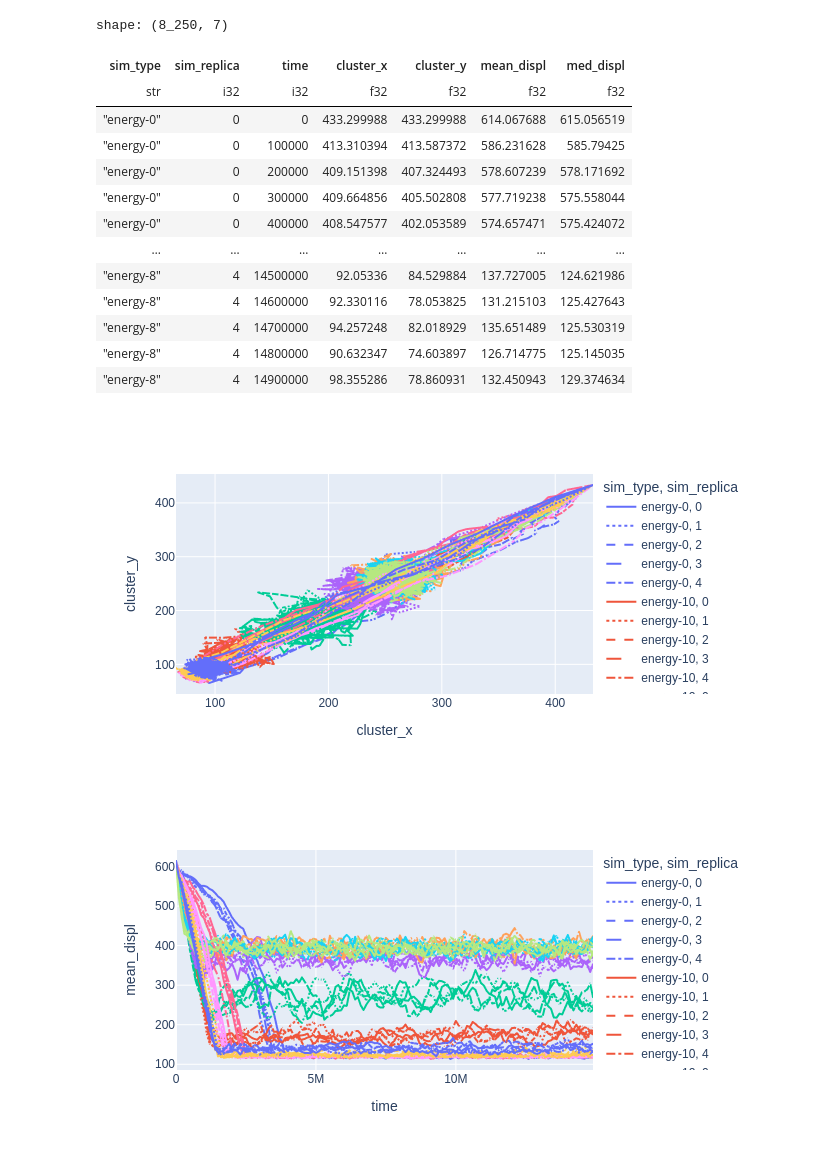
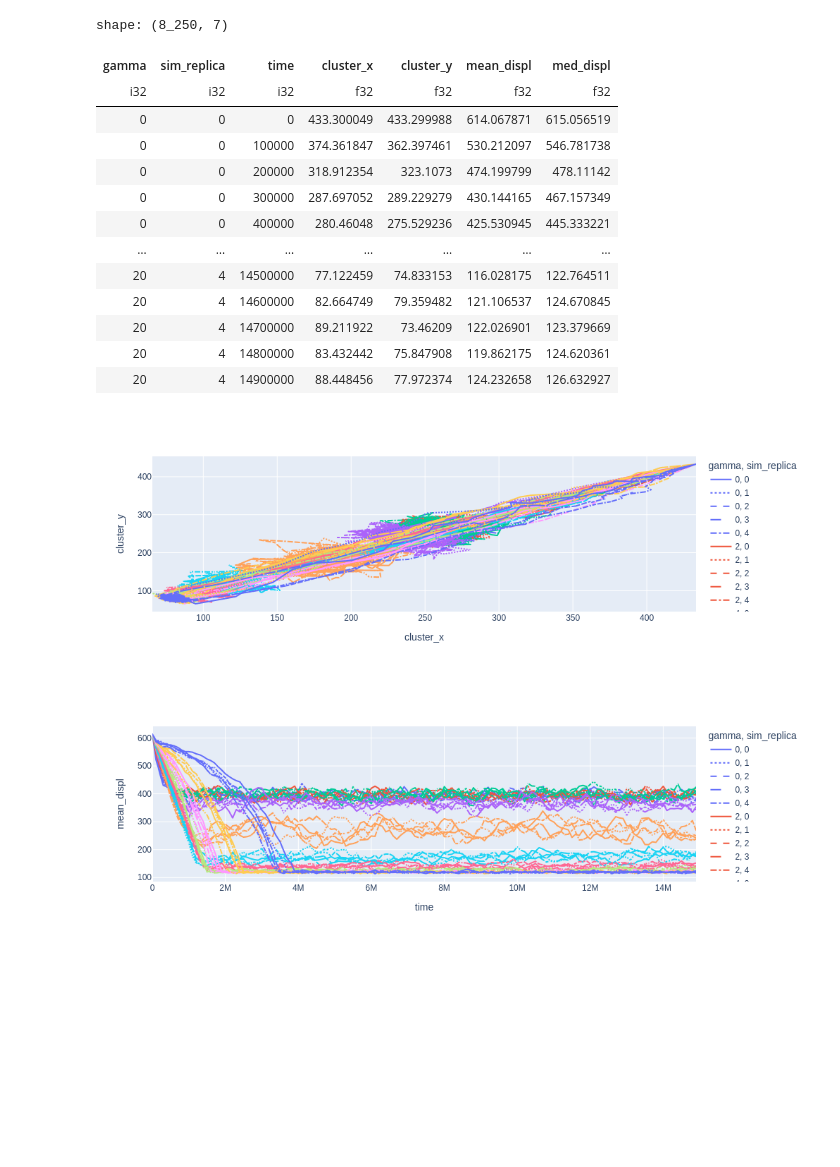
Before and after one commit to aleferna12/cellula-rs, a Jupyter notebook: analyses/cluster_speed.ipynb, the cells around one changed output. Cells and saved outputs as stored; diff of their text form; code cells hidden in the pictures; blank space fills up the shorter version.

Commit message:
cluster_speed.ipynb analyses

```diff
--- a/analyses/cluster_speed.ipynb
+++ b/analyses/cluster_speed.ipynb
@@ -9,16 +10,18 @@ from analyses.parse import parse_cells_multiple
 sim_paths = {}
 for path in Path("../runs/speed/").iterdir():
     sim_type = path.name
+    gamma = 20 - int(sim_type.split("-")[1])
     for replica_path in path.iterdir():
         replica = int(replica_path.name)
-        sim_paths[(sim_type, replica)] = replica_path
+        sim_paths[(gamma, replica)] = replica_path
 # %%
 sims = parse_cells_multiple(sim_paths.values(), 30)
 # %%
 sim_ids = list(sim_paths.keys())
 for i in range(len(sims)):
     sims[i] = sims[i].with_columns(
-        sim_type=pl.lit(sim_ids[i][0]),
+        gamma=sim_ids[i][0],
         sim_replica=sim_ids[i][1]
     )
 celldf = pl.concat(sims)
+celldf = celldf.with_columns(displ=(pl.col("center_x") ** 2 + pl.col("center_y") ** 2) ** 0.5)
@@ -27,5 +28,5 @@ celldf = celldf.with_columns(displ=(pl.col("center_x") ** 2 + pl.col("center_y")
 # %%
-grouppers = ["sim_type", "sim_replica", "time"]
+grouppers = ["gamma", "sim_replica", "time"]
 displdf = celldf.group_by(grouppers).agg(
     cluster_x=pl.col("center_x").mean(),
     cluster_y=pl.col("center_y").mean(),
@@ -35,40 +36,40 @@ displdf = celldf.group_by(grouppers).agg(
 displdf
 # %% [output]
 shape: (8_250, 7)
-| sim_type | sim_replica | time | cluster_x | cluster_y | mean_displ | med_displ |
-| str | i32 | i32 | f32 | f32 | f32 | f32 |
-| "energy-0" | 0 | 0 | 433.299988 | 433.299988 | 614.067688 | 615.056519 |
-| "energy-0" | 0 | 100000 | 413.310394 | 413.587372 | 586.231628 | 585.79425 |
-| "energy-0" | 0 | 200000 | 409.151398 | 407.324493 | 578.607239 | 578.171692 |
-| "energy-0" | 0 | 300000 | 409.664856 | 405.502808 | 577.719238 | 575.558044 |
-| "energy-0" | 0 | 400000 | 408.547577 | 402.053589 | 574.657471 | 575.424072 |
+| gamma | sim_replica | time | cluster_x | cluster_y | mean_displ | med_displ |
+| i32 | i32 | i32 | f32 | f32 | f32 | f32 |
+| 0 | 0 | 0 | 433.300049 | 433.299988 | 614.067871 | 615.056519 |
+| 0 | 0 | 100000 | 374.361847 | 362.397461 | 530.212097 | 546.781738 |
+| 0 | 0 | 200000 | 318.912354 | 323.1073 | 474.199799 | 478.11142 |
+| 0 | 0 | 300000 | 287.697052 | 289.229279 | 430.144165 | 467.157349 |
+| 0 | 0 | 400000 | 280.46048 | 275.529236 | 425.530945 | 445.333221 |
 | … | … | … | … | … | … | … |
-| "energy-8" | 4 | 14500000 | 92.05336 | 84.529884 | 137.727005 | 124.621986 |
-| "energy-8" | 4 | 14600000 | 92.330116 | 78.053825 | 131.215103 | 125.427643 |
-| "energy-8" | 4 | 14700000 | 94.257248 | 82.018929 | 135.651489 | 125.530319 |
-| "energy-8" | 4 | 14800000 | 90.632347 | 74.603897 | 126.714775 | 125.145035 |
-| "energy-8" | 4 | 14900000 | 98.355286 | 78.860931 | 132.450943 | 129.374634 |
+| 20 | 4 | 14500000 | 77.122459 | 74.833153 | 116.028175 | 122.764511 |
+| 20 | 4 | 14600000 | 82.664749 | 79.359482 | 121.106537 | 124.670845 |
+| 20 | 4 | 14700000 | 89.211922 | 73.46209 | 122.026901 | 123.379669 |
+| 20 | 4 | 14800000 | 83.432442 | 75.847908 | 119.862175 | 124.620361 |
+| 20 | 4 | 14900000 | 88.448456 | 77.972374 | 124.232658 | 126.632927 |
 # %%
 # Cluster trajectories
 px.line(
     displdf,
     x="cluster_x",
     y="cluster_y",
-    color="sim_type",
+    color="gamma",
     line_dash="sim_replica"
 )
 # %% [output]
-[figure, old version]
+[figure, new version]
 # %%
 px.line(
     displdf,
     x="time",
     y="mean_displ",
-    color="sim_type",
+    color="gamma",
     line_dash="sim_replica"
 )
 # %% [output]
-[figure, old version]
+[figure, new version]
 # %%
 px.line(
     displdf,
```
Also changed, not shown: parts of 13 cells of this notebook.
